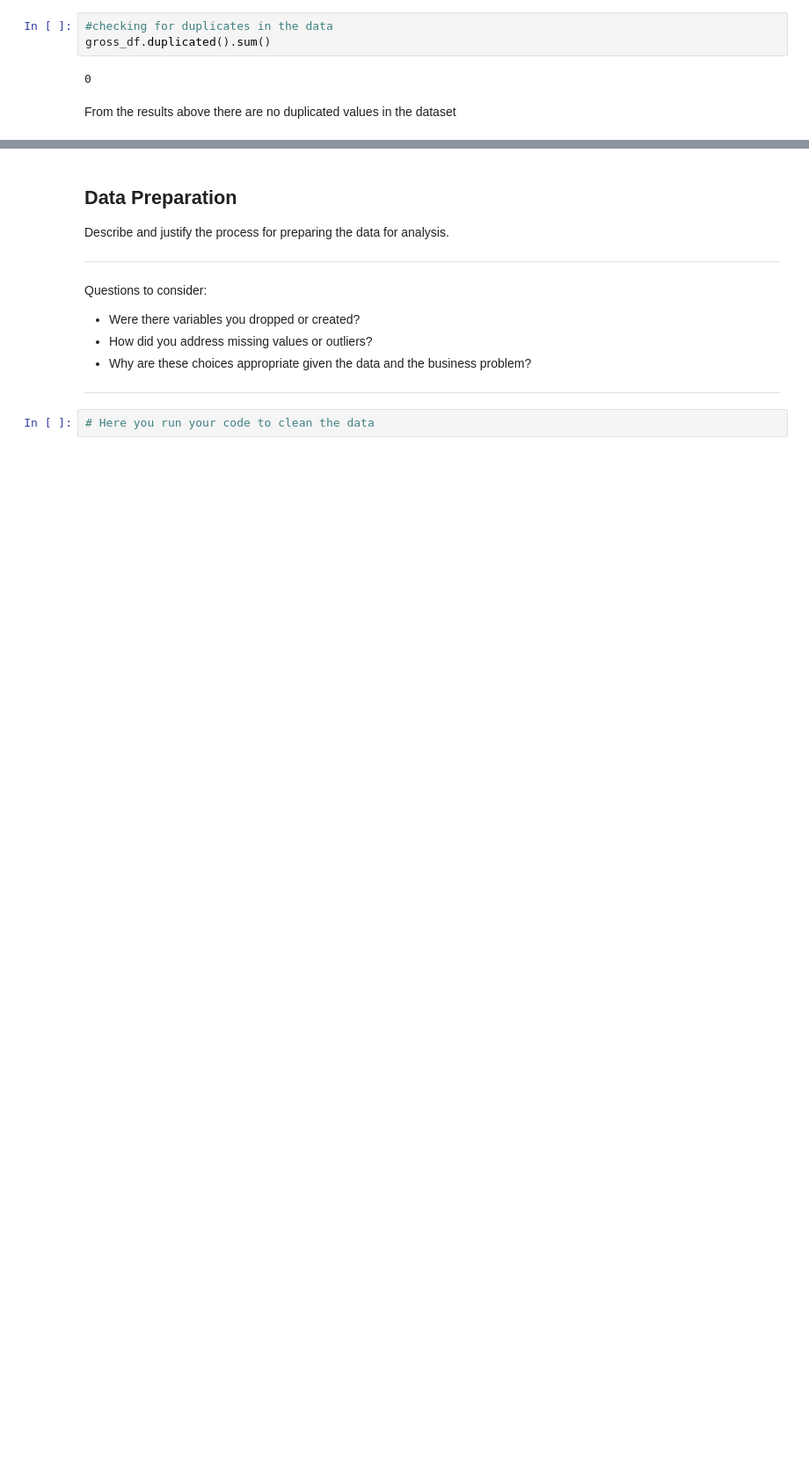
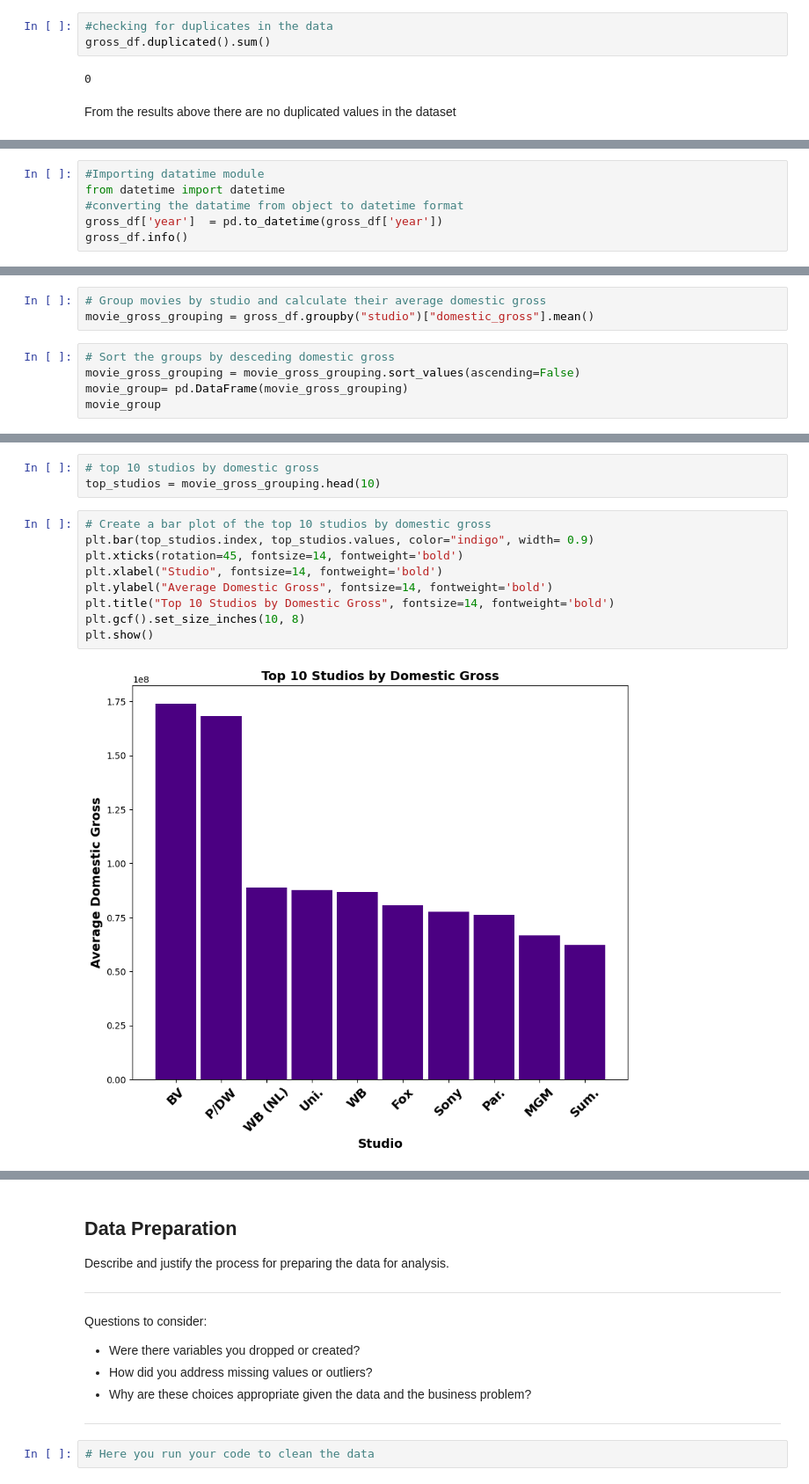
Before and after one commit to nelkemboi/dsc-project-template, a Jupyter notebook: dsc-phase1-project-template.ipynb, the cells around one changed output, grey strips where cells are left out. Shown at 88% size. Saved outputs shown, nothing was run; the diff lists cells and outputs as text; blank space fills up the shorter version.

```diff
--- a/dsc-phase1-project-template.ipynb
+++ b/dsc-phase1-project-template.ipynb
@@ -214,0 +337,6 @@ gross_df[gross_df.isna()]
+# %%
+#Importing datatime module
+from datetime import datetime
+#converting the datatime from object to datetime format
+gross_df['year']  = pd.to_datetime(gross_df['year'])
+gross_df.info()
@@ -214,0 +482,8 @@ gross_df[gross_df.isna()]
+# %%
+# Group movies by studio and calculate their average domestic gross
+movie_gross_grouping = gross_df.groupby("studio")["domestic_gross"].mean()
+# %%
+# Sort the groups by desceding domestic gross
+movie_gross_grouping = movie_gross_grouping.sort_values(ascending=False)
+movie_group= pd.DataFrame(movie_gross_grouping)
+movie_group
@@ -214,0 +505,14 @@ gross_df[gross_df.isna()]
+# %%
+# top 10 studios by domestic gross
+top_studios = movie_gross_grouping.head(10)
+# %%
+# Create a bar plot of the top 10 studios by domestic gross
+plt.bar(top_studios.index, top_studios.values, color="indigo", width= 0.9)
+plt.xticks(rotation=45, fontsize=14, fontweight='bold')
+plt.xlabel("Studio", fontsize=14, fontweight='bold')
+plt.ylabel("Average Domestic Gross", fontsize=14, fontweight='bold')
+plt.title("Top 10 Studios by Domestic Gross", fontsize=14, fontweight='bold')
+plt.gcf().set_size_inches(10, 8)
+plt.show()
+# %% [output]
+[figure, added]
```
Also changed, not shown: parts of 36 cells of this notebook.
